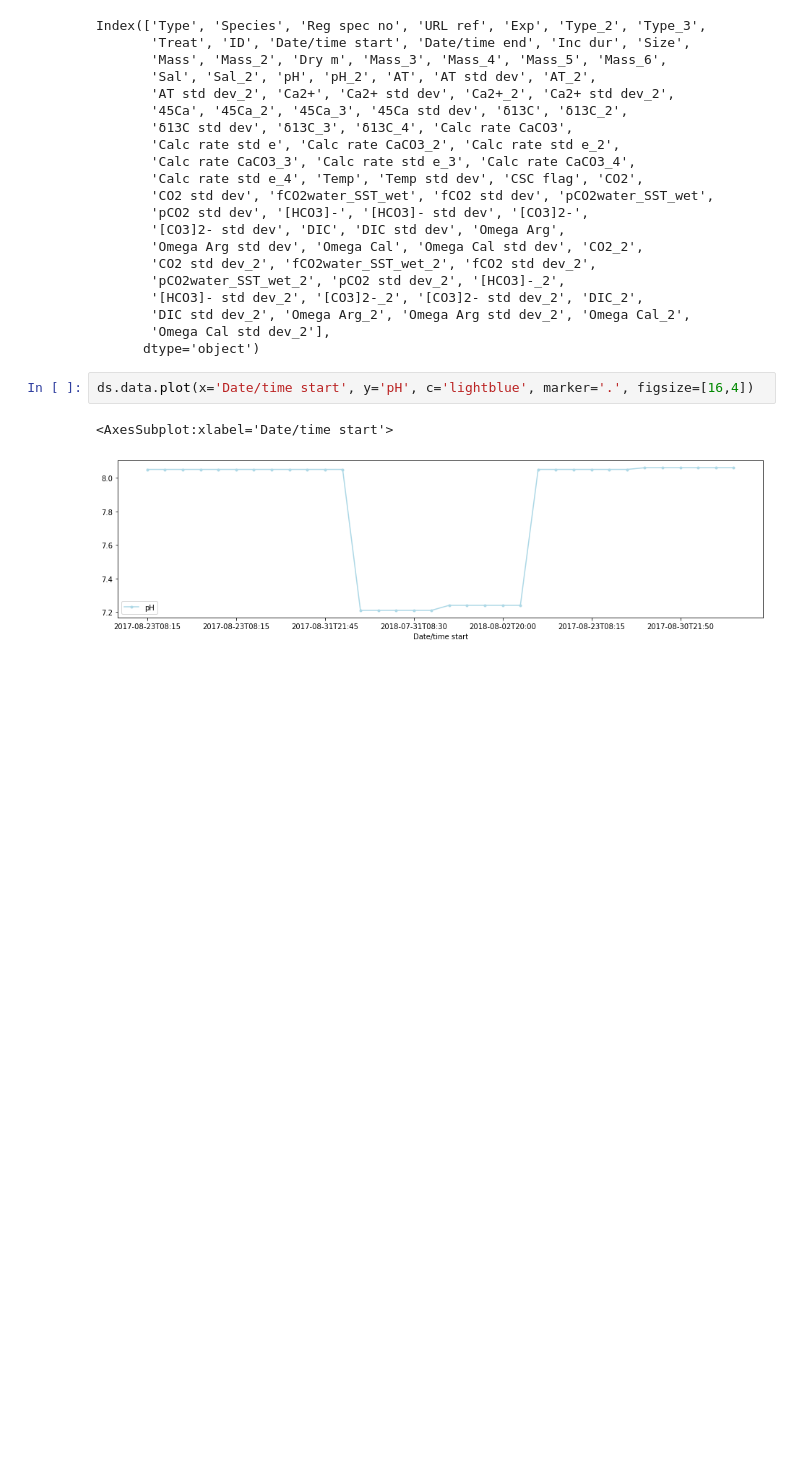
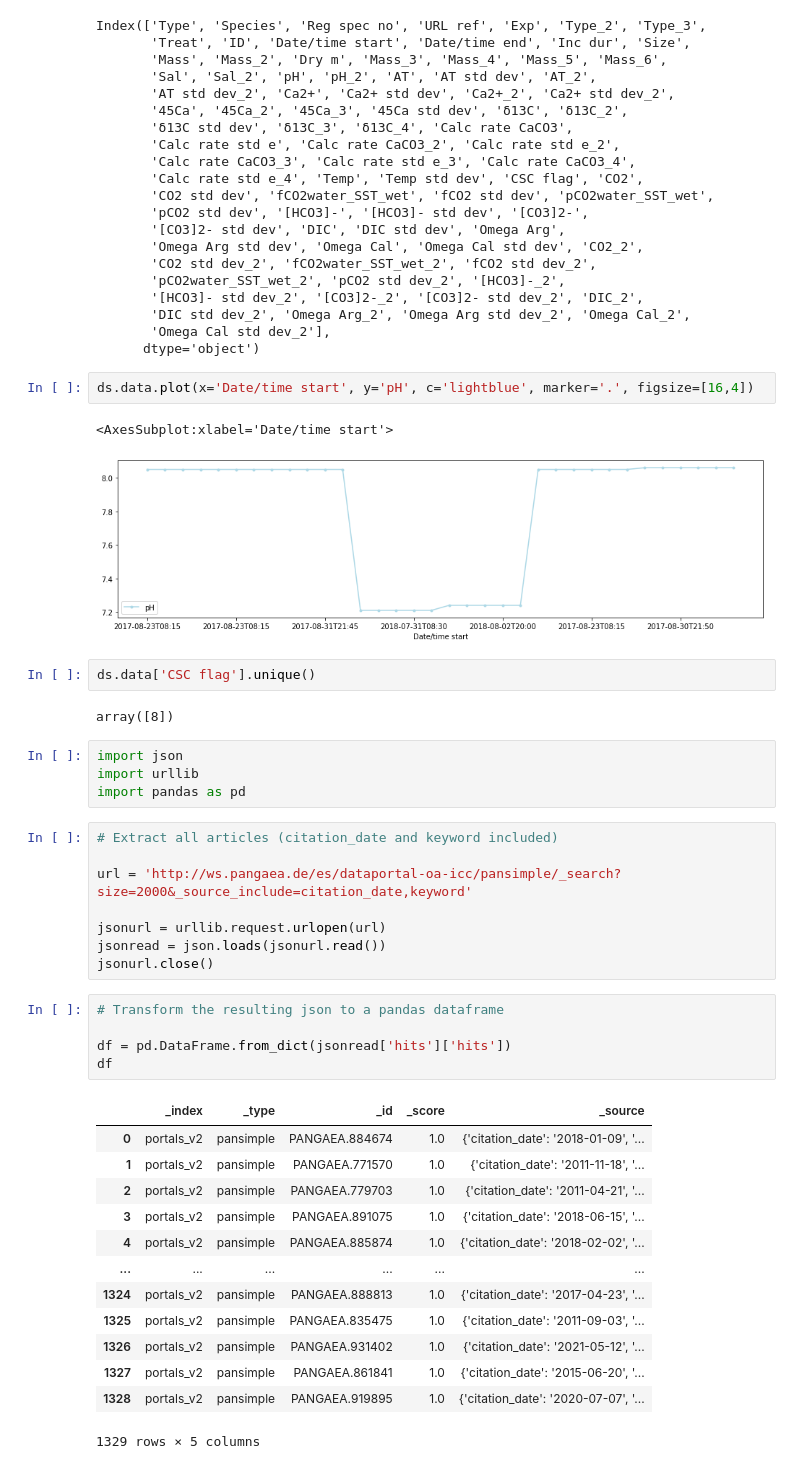
Before and after one commit to PBrockmann/PANGAEA_Scraping, a Jupyter notebook: PANGAEA_getData_ex1.py.ipynb, the cells around one changed output. Saved outputs shown, nothing was run; the diff lists cells and outputs as text; blank space fills up the shorter version.

Commit message:
Add flag investigating

```diff
--- a/PANGAEA_getData_ex1.py.ipynb
+++ b/PANGAEA_getData_ex1.py.ipynb
@@ -64,3 +64,38 @@ ds.data.plot(x='Date/time start', y='pH', c='lightblue', marker='.', figsize=[16
 # %% [output]
 <AxesSubplot:xlabel='Date/time start'>
 [figure]
+# %%
+ds.data['CSC flag'].unique()
+# %% [output]
+array([8])
+# %%
+import json
+import urllib
+import pandas as pd
+# %%
+# Extract all articles (citation_date and keyword included)
+
+url = 'http://ws.pangaea.de/es/dataportal-oa-icc/pansimple/_search?size=2000&_source_include=citation_date,keyword'
+
+jsonurl = urllib.request.urlopen(url)
+jsonread = json.loads(jsonurl.read())
+jsonurl.close()
+# %%
+# Transform the resulting json to a pandas dataframe
+
+df = pd.DataFrame.from_dict(jsonread['hits']['hits'])
+df
+# %% [output]
+|  | _index | _type | _id | _score | _source |
+| 0 | portals_v2 | pansimple | PANGAEA.884674 | 1.0 | {'citation_date': '2018-01-09', '... |
+| 1 | portals_v2 | pansimple | PANGAEA.771570 | 1.0 | {'citation_date': '2011-11-18', '... |
+| 2 | portals_v2 | pansimple | PANGAEA.779703 | 1.0 | {'citation_date': '2011-04-21', '... |
+| 3 | portals_v2 | pansimple | PANGAEA.891075 | 1.0 | {'citation_date': '2018-06-15', '... |
+| 4 | portals_v2 | pansimple | PANGAEA.885874 | 1.0 | {'citation_date': '2018-02-02', '... |
+| ... | ... | ... | ... | ... | ... |
+| 1324 | portals_v2 | pansimple | PANGAEA.888813 | 1.0 | {'citation_date': '2017-04-23', '... |
+| 1325 | portals_v2 | pansimple | PANGAEA.835475 | 1.0 | {'citation_date': '2011-09-03', '... |
+| 1326 | portals_v2 | pansimple | PANGAEA.931402 | 1.0 | {'citation_date': '2021-05-12', '... |
+| 1327 | portals_v2 | pansimple | PANGAEA.861841 | 1.0 | {'citation_date': '2015-06-20', '... |
+| 1328 | portals_v2 | pansimple | PANGAEA.919895 | 1.0 | {'citation_date': '2020-07-07', '... |
+1329 rows × 5 columns
```
Also changed, not shown: parts of 6 cells of this notebook, 1 other file.
